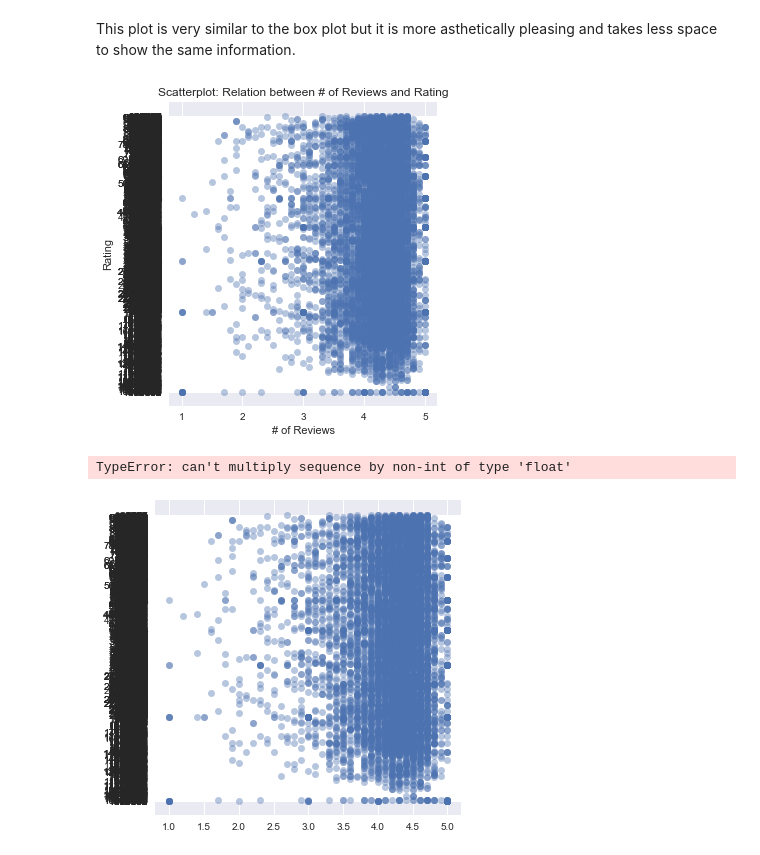
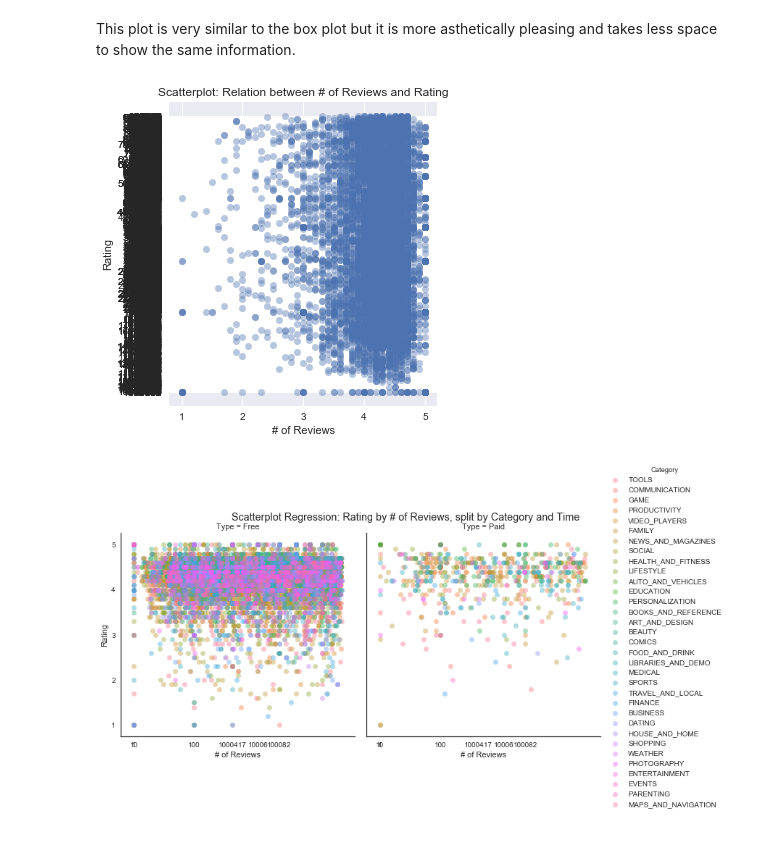
Before and after one commit to MahfuzurRahmanMiah/seabornexercises, a Jupyter notebook: SeabornPlots.ipynb, the cells around one changed output. Drawn from its saved outputs; the diff is of its cells as text; code cells hidden in the pictures.

```diff
--- a/SeabornPlots.ipynb
+++ b/SeabornPlots.ipynb
@@ -165,60 +165,25 @@ g.set_ylabels("Rating")
 g.set_xlabels("# of Reviews")
 plt.title('Scatterplot: Relation between # of Reviews and Rating')
 plt.show()
-
-g = sns.lmplot(y='Reviews', # Variable 1.
-               x='Rating', # Variable 2.
-               data=df2, # Data
-               fit_reg=True, # If set to true, plots a regression line.
-               scatter_kws={'alpha':0.4}) # Set points to semi-transparent to see overlapping points.
-g.set_ylabels("Rating")
-g.set_xlabels("# of Reviews")
-plt.title('Scatterplot: Relation between # of Reviews and Rating')
-plt.show()
 # %% [output]
 [figure]
-TypeError: can't multiply sequence by non-int of type 'float'
-[figure, removed]
 # %%
 # Setting the overall aesthetic.
 sns.set(style="white")
 
 g = sns.lmplot(y='Rating', # Variable 1.
                x='Reviews', # Variable 2.
                hue='Category',
-               data=tips, # Data.
-               col='time',
-               fit_reg=True,
+               data=df2, # Data.
+               col='Type',
+               fit_reg=False,
                ci=False,
                scatter_kws={'alpha':0.4})
-g.set_ylabels("Tips")
-g.set_xlabels("Total Bill")
-plt.suptitle('Scatterplot Regression: Meal Tips by Total Bill, split by gender and time')
+g.set(xticks=[0,1,2,3,4,5])
+g.set_ylabels("Rating")
+g.set_xlabels("# of Reviews")
+plt.suptitle('Scatterplot Regression: Rating by # of Reviews, split by Category and Time')
 plt.subplots_adjust(top=0.9)
 plt.show()
-
-g = sns.lmplot(y='Rating', # Variable 1.
-               x='Reviews', # Variable 2.
-               data=df2, # Data
-               fit_reg=False, # If set to true, plots a regression line.
-               scatter_kws={'alpha':0.4}) # Set points to semi-transparent to see overlapping points.
-g.set_ylabels("Rating")
-g.set_xlabels("# of Reviews")
-plt.title('Scatterplot: Relation between # of Reviews and Rating')
-plt.show()
-
-g = sns.lmplot(y='tip',
-               x='total_bill',
-               hue='time',
-               data=tips, # Data.
-               col='sex',
-               fit_reg=True,
-               ci=False,
-               scatter_kws={'alpha':0.4},
-               palette='pastel',
-               lowess=True) # Using local weighing to fit a line.
-g.set_ylabels("Tips")
-g.set_xlabels("Total Bill")
-plt.suptitle('Scatterplot Lowess: Meal Tips by Total Bill, split by time and gender')
-plt.subplots_adjust(top=0.9)
-plt.show()
+# %% [output]
+[figure, added]
```
Also changed, not shown: parts of 19 cells of this notebook.
